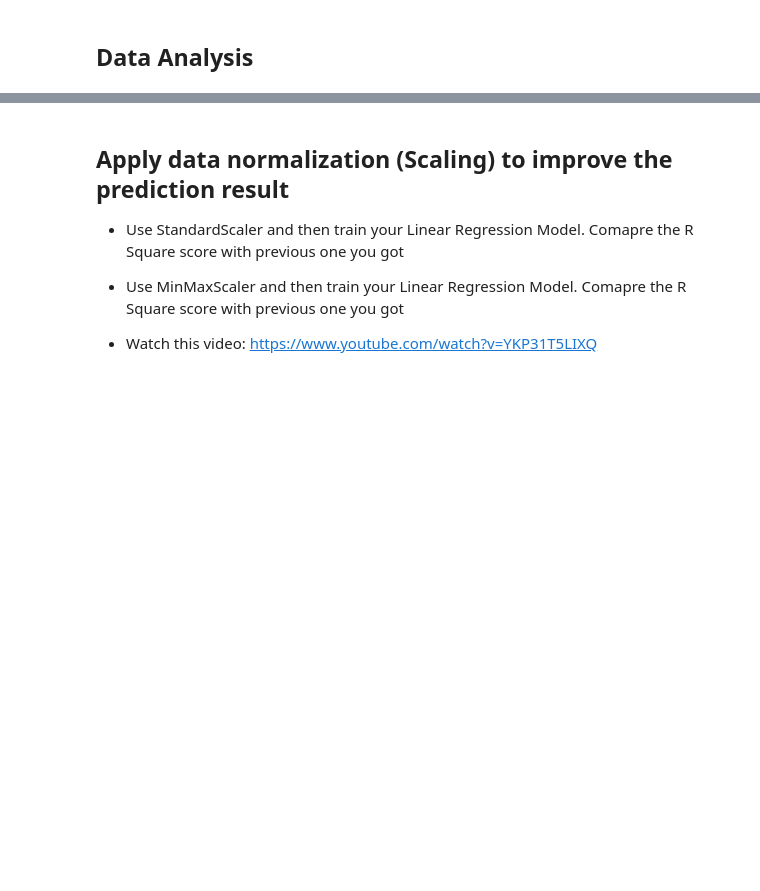
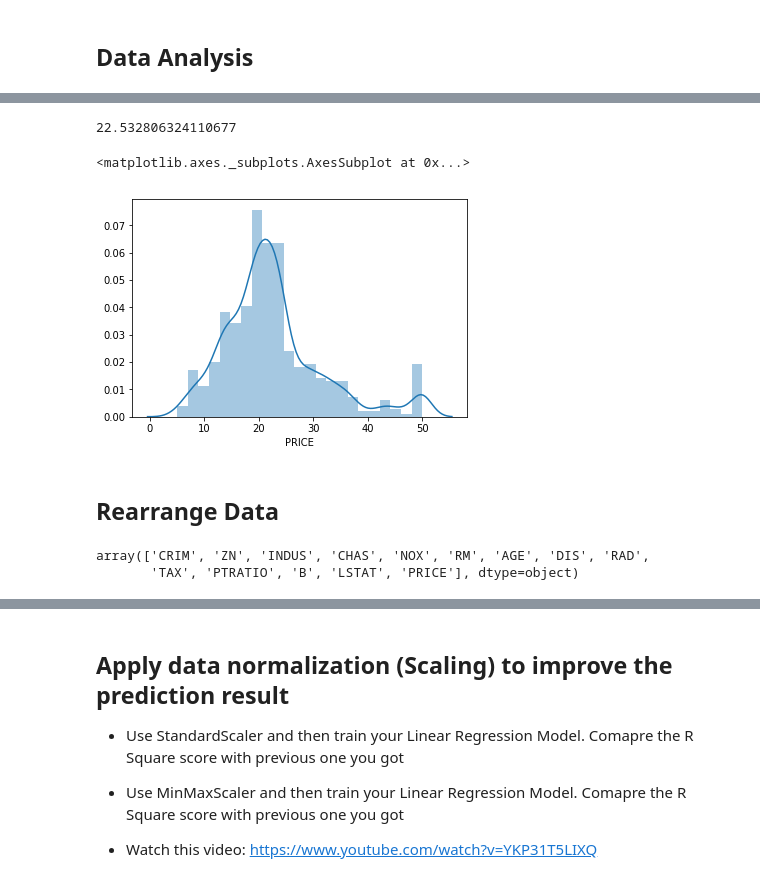
Before and after one commit to Andre-Williams22/DS-2.1-Machine-Learning, a Jupyter notebook: Homework/Boston_Housing Linear-Regression.ipynb, the cells around one changed output, grey strips where cells are left out. Cells and saved outputs as stored; diff of their text form; code cells hidden in the pictures; blank space fills up the shorter version.

```diff
--- a/Homework/Boston_Housing Linear-Regression.ipynb
+++ b/Homework/Boston_Housing Linear-Regression.ipynb
@@ -96,0 +120,19 @@ bos.describe()
+# %%
+bos['PRICE'].mean()
+# %% [output]
+22.532806324110677
+# %%
+sns.distplot(bos['PRICE'])
+# %% [output]
+<matplotlib.axes._subplots.AxesSubplot at 0x...>
+[figure, added]
+# %% [markdown]
+## Rearrange Data
+# %%
+# To make our data frame more organized, we prefer to place the dependent variable in the beginning of the df
+# Since each problem is different, that must be done manually
+# We can display all possible features and then choose the desired order
+bos.columns.values
+# %% [output]
+array(['CRIM', 'ZN', 'INDUS', 'CHAS', 'NOX', 'RM', 'AGE', 'DIS', 'RAD',
+       'TAX', 'PTRATIO', 'B', 'LSTAT', 'PRICE'], dtype=object)
```
Also changed, not shown: parts of 21 cells of this notebook.
